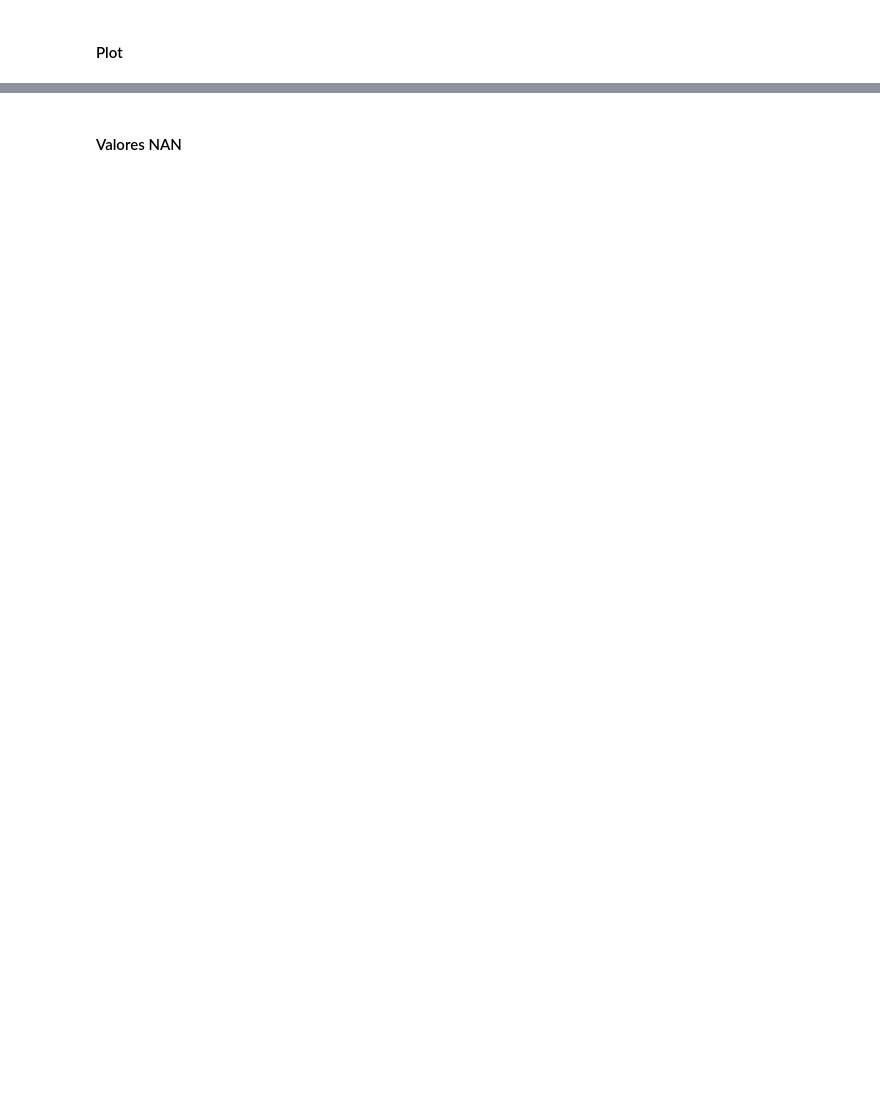
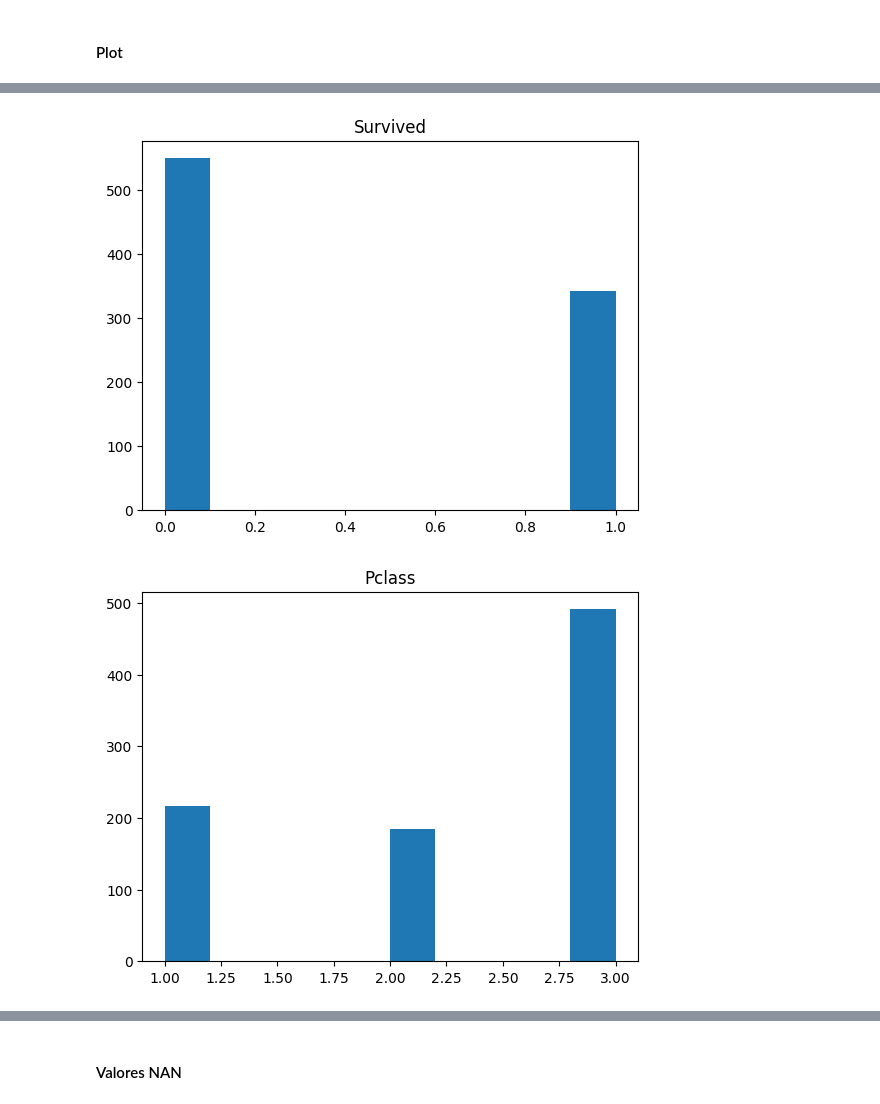
Before and after one commit to Remolino777/titanic, a Jupyter notebook: notebooks/01_eda.ipynb, the cells around one changed output, grey strips where cells are left out. Saved outputs shown, nothing was run; the diff lists cells and outputs as text; code cells hidden in the pictures; blank space fills up the shorter version.

```diff
--- a/notebooks/01_eda.ipynb
+++ b/notebooks/01_eda.ipynb
@@ -72,0 +86,8 @@ for col in col_categoricas:
+# %%
+for i in col_discretos:
+    plt.hist(df[i])
+    plt.title(i)
+    plt.show()
+# %% [output]
+[figure, added]
+[figure, added]
```
Also changed, not shown: parts of 36 cells of this notebook, 5 other files.
